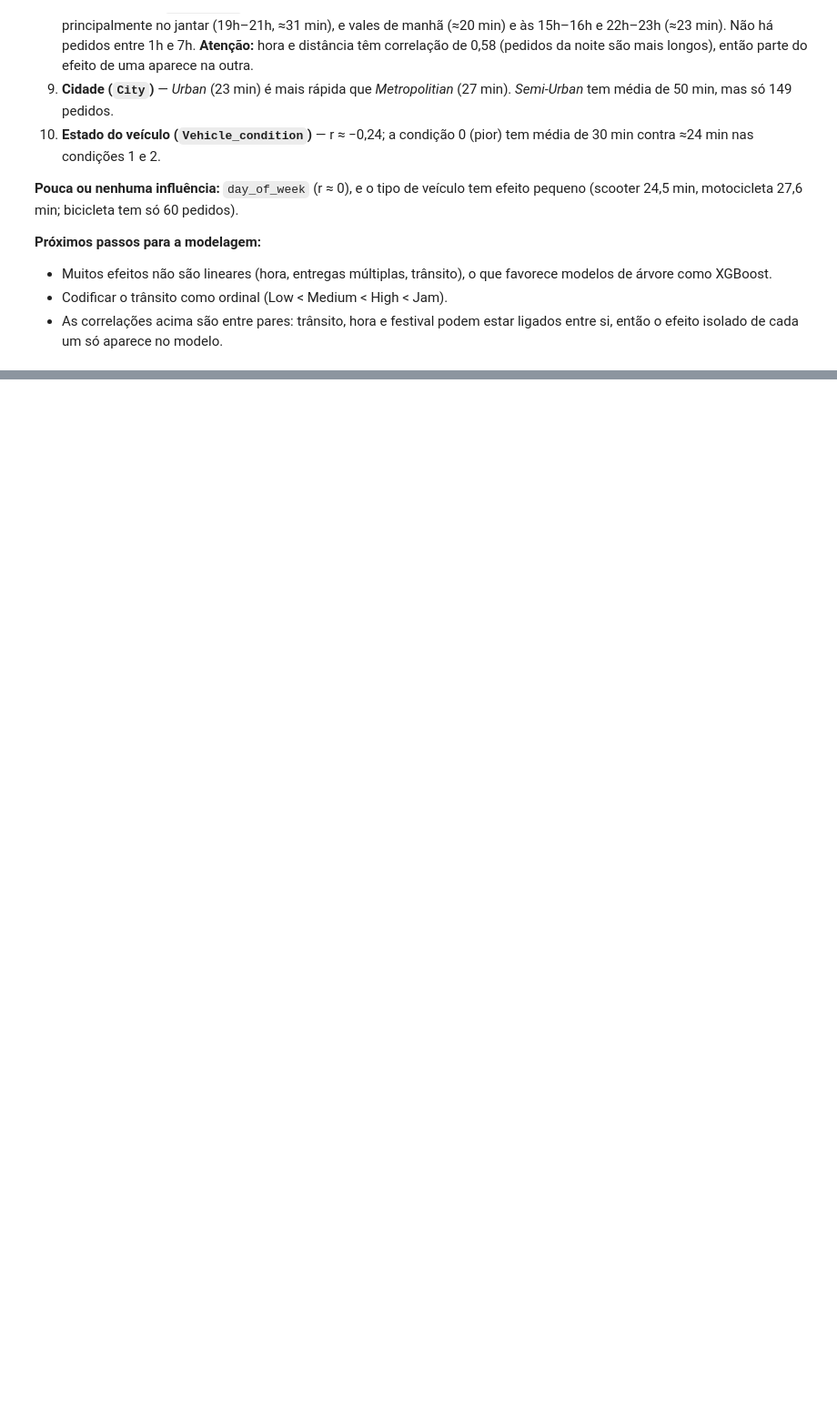
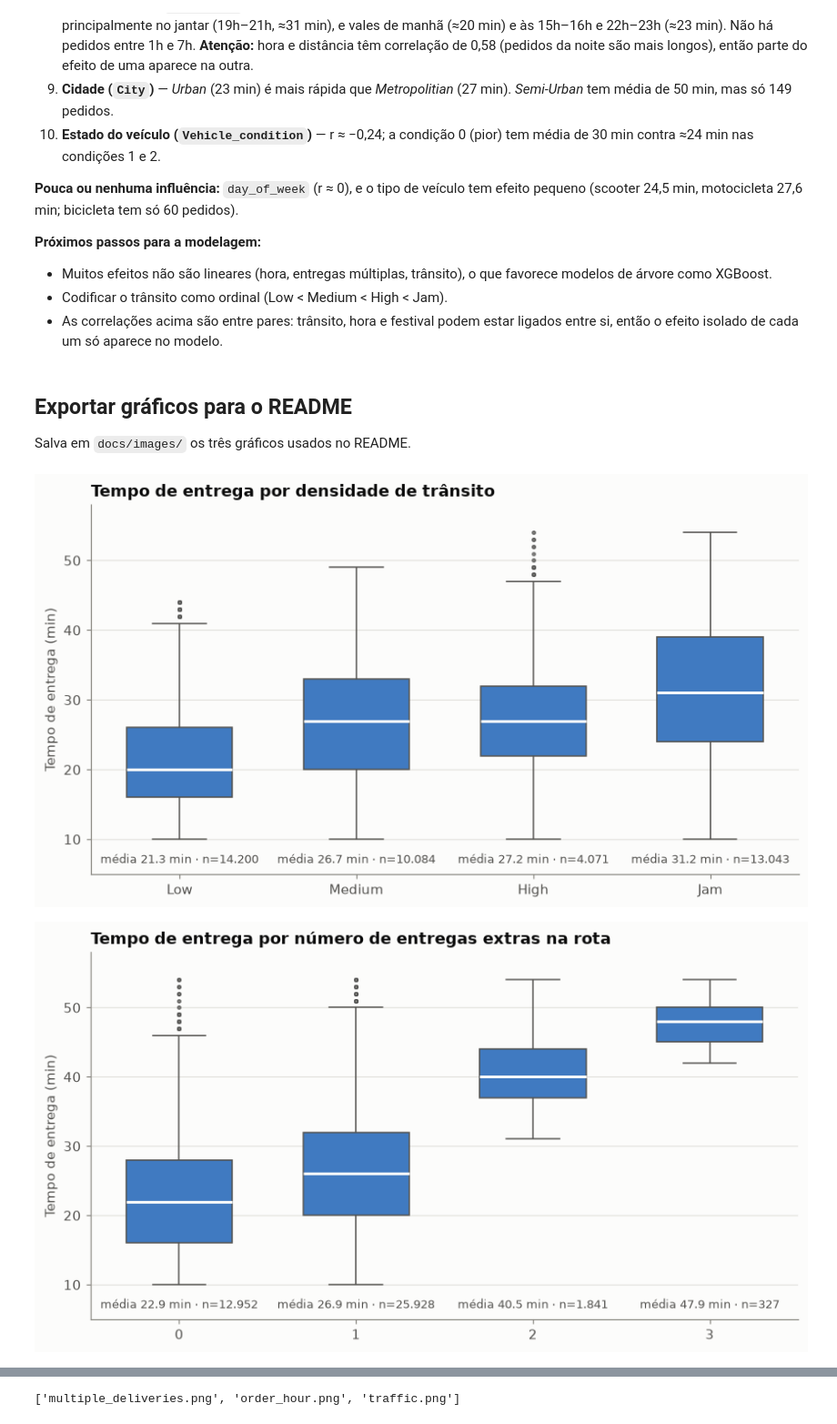
Before and after one commit to kafreitas07/delivery-time-prediction, a Jupyter notebook: notebooks/01_eda.ipynb, the cells around one changed output, grey strips where cells are left out. Shown at 91% size. Cells and saved outputs as stored; diff of their text form; code cells hidden in the pictures; blank space fills up the shorter version.

Commit message:
docs: add README with results, architecture and EDA charts

```diff
--- a/notebooks/01_eda.ipynb
+++ b/notebooks/01_eda.ipynb
@@ -220,3 +220,61 @@ corr[TARGET].drop(TARGET).sort_values(key=abs, ascending=False).round(3).to_fram
 - Muitos efeitos não são lineares (hora, entregas múltiplas, trânsito), o que favorece modelos de árvore como XGBoost.
 - Codificar o trânsito como ordinal (Low < Medium < High < Jam).
 - As correlações acima são entre pares: trânsito, hora e festival podem estar ligados entre si, então o efeito isolado de cada um só aparece no modelo.
+# %% [markdown]
+## Exportar gráficos para o README
+
+Salva em `docs/images/` os três gráficos usados no README.
+# %%
+IMG_DIR = DATA.parents[2] / "docs" / "images"
+IMG_DIR.mkdir(parents=True, exist_ok=True)
+
+
+def export_boxplot(col, order, title, filename, xticklabels=None):
+    data = df.dropna(subset=[col])
+    fig, ax = plt.subplots(figsize=(8, 4.5))
+    sns.boxplot(data=data, x=col, y=TARGET, order=order, ax=ax, color=BLUE, width=0.6,
+                linewidth=1, fliersize=2, flierprops={"alpha": 0.3, "markerfacecolor": MUTED},
+                medianprops={"color": SURFACE, "linewidth": 2},
+                boxprops={"edgecolor": INK_2}, whiskerprops={"color": INK_2}, capprops={"color": INK_2})
+    means = data.groupby(col)[TARGET].mean()
+    counts = data[col].value_counts()
+    for i, cat in enumerate(order):
+        ax.text(i, 8, f"média {means[cat]:.1f} min · n={counts[cat]:,}".replace(",", "."),
+                ha="center", va="top", fontsize=8.5, color=INK_2)
+    ax.set(title=title, xlabel="", ylabel="Tempo de entrega (min)", ylim=(5, 58))
+    if xticklabels:
+        ax.set_xticks(range(len(order)), xticklabels)
+    ax.grid(axis="x", visible=False)
+    fig.tight_layout()
+    fig.savefig(IMG_DIR / filename, dpi=150)
+    plt.show()
+
+
+export_boxplot("Road_traffic_density", TRAFFIC_ORDER,
+               "Tempo de entrega por densidade de trânsito", "traffic.png")
+export_boxplot("multiple_deliveries", [0.0, 1.0, 2.0, 3.0],
+               "Tempo de entrega por número de entregas extras na rota", "multiple_deliveries.png",
+               xticklabels=["0", "1", "2", "3"])
+
+# Hora do pedido
+fig, ax = plt.subplots(figsize=(9, 4))
+ax.axvspan(0.5, 7.5, color=GRID, alpha=0.5, linewidth=0)
+ax.text(4, 20.5, "sem pedidos", ha="center", color=MUTED, fontsize=9)
+ax.plot(line.index, line.values, color=BLUE, linewidth=2, marker="o", markersize=6,
+        markeredgecolor=SURFACE, markeredgewidth=1.5)
+ax.axhline(df[TARGET].mean(), color=MUTED, linewidth=1, linestyle="--")
+ax.text(4, df[TARGET].mean() + 0.3, f"média geral = {df[TARGET].mean():.1f} min",
+        ha="center", va="bottom", color=INK_2, fontsize=9)
+ax.annotate(f"{by_hour.loc[peak, 'mean']:.1f} min às {peak:.0f}h", (peak, by_hour.loc[peak, "mean"]),
+            xytext=(0, 10), textcoords="offset points", ha="center", color=INK)
+ax.set(title="Tempo médio de entrega por hora do pedido", xlabel="Hora do pedido",
+       ylabel="Tempo médio (min)", xticks=range(0, 24), ylim=(18.5, 33))
+ax.grid(axis="x", visible=False)
+fig.tight_layout()
+fig.savefig(IMG_DIR / "order_hour.png", dpi=150)
+plt.show()
+
+sorted(p.name for p in IMG_DIR.glob("*.png"))
+# %% [output]
+[figure, added]
+[figure, added]
@@ -222,0 +282 @@ corr[TARGET].drop(TARGET).sort_values(key=abs, ascending=False).round(3).to_fram
+['multiple_deliveries.png', 'order_hour.png', 'traffic.png']
```
Also changed, not shown: parts of 2 cells of this notebook, 4 other files.
